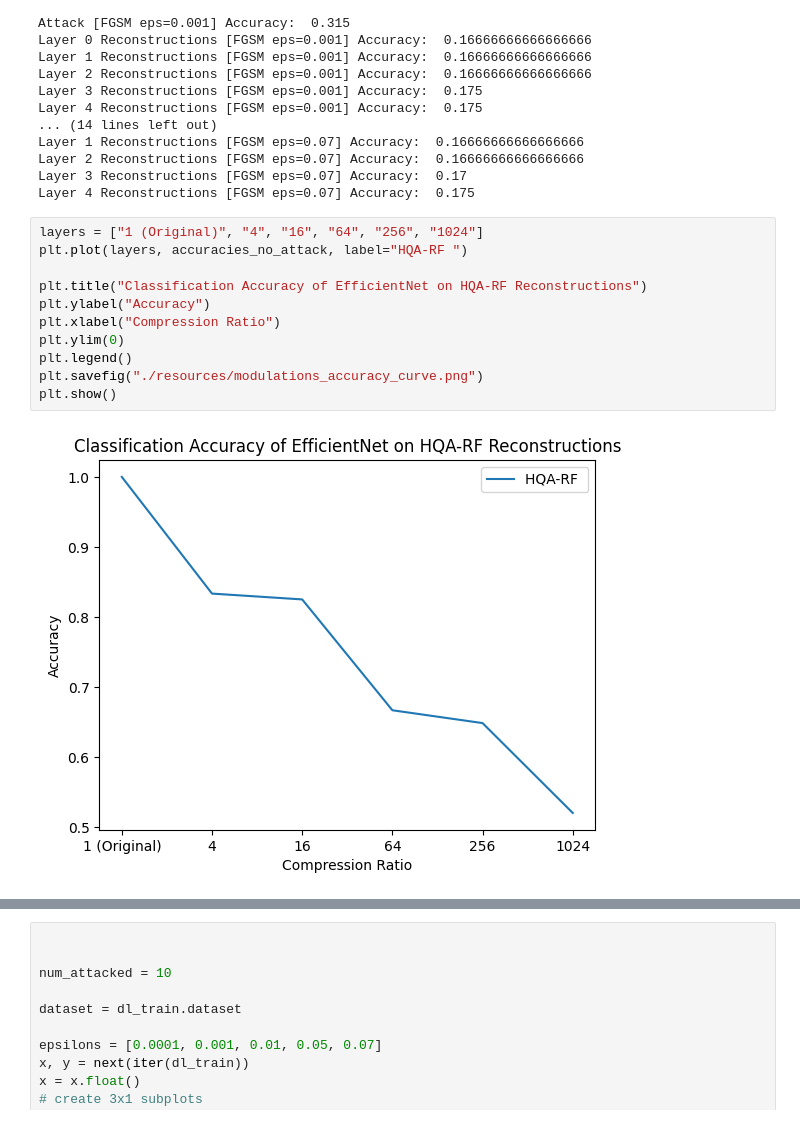
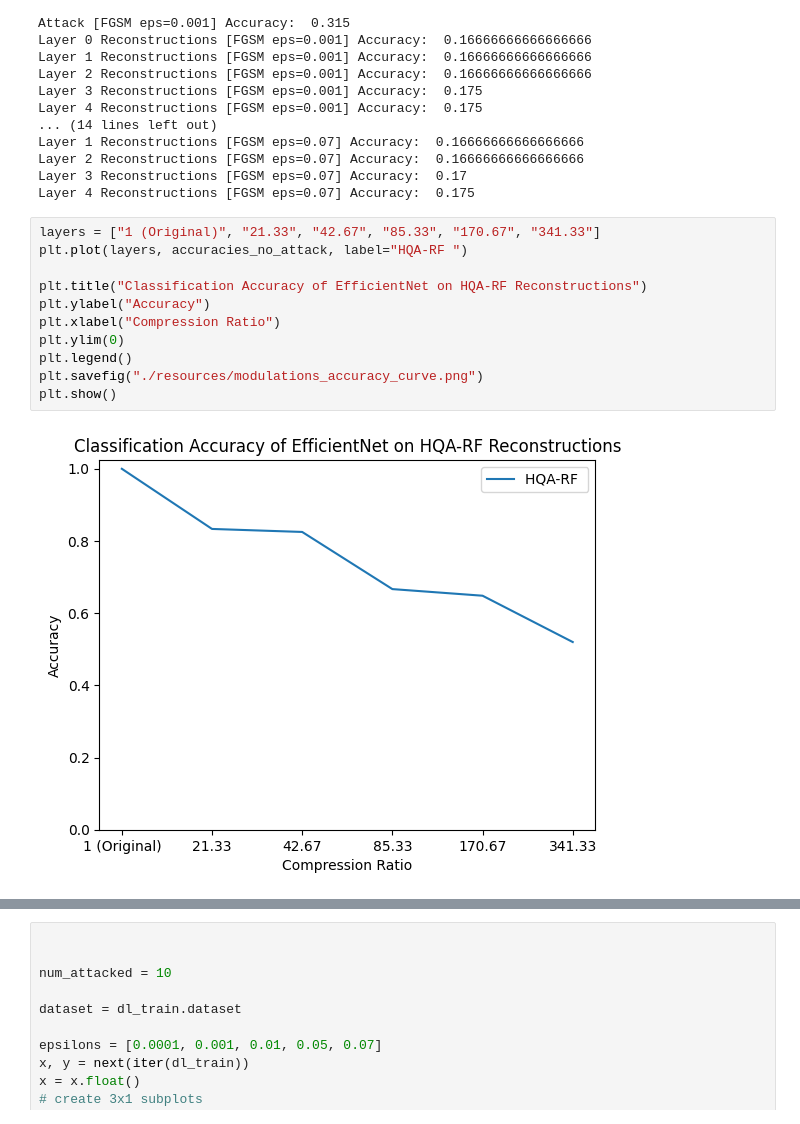
Before and after one commit to armanirodriguez/thesis-code, a Jupyter notebook: Modulations_experiments.ipynb, the cells around one changed output, grey strips where cells are left out. Drawn from its saved outputs; the diff is of its cells as text.

```diff
--- a/Modulations_experiments.ipynb
+++ b/Modulations_experiments.ipynb
@@ -253,16 +253,16 @@ Layer 2 Reconstructions [FGSM eps=0.07] Accuracy:  0.16666666666666666
 Layer 3 Reconstructions [FGSM eps=0.07] Accuracy:  0.17
 Layer 4 Reconstructions [FGSM eps=0.07] Accuracy:  0.175
 # %%
-layers = ["1 (Original)", "4", "16", "64", "256", "1024"]
+layers = ["1 (Original)", "21.33", "42.67", "85.33", "170.67", "341.33"]
 plt.plot(layers, accuracies_no_attack, label="HQA-RF ")
 
 plt.title("Classification Accuracy of EfficientNet on HQA-RF Reconstructions")
 plt.ylabel("Accuracy")
 plt.xlabel("Compression Ratio")
 plt.ylim(0)
 plt.legend()
 plt.savefig("./resources/modulations_accuracy_curve.png")
 plt.show()
 # %% [output]
-[figure, old version]
+[figure, new version]
 # %%
```
Also changed, not shown: parts of 1 cell of this notebook, 1 other file.
